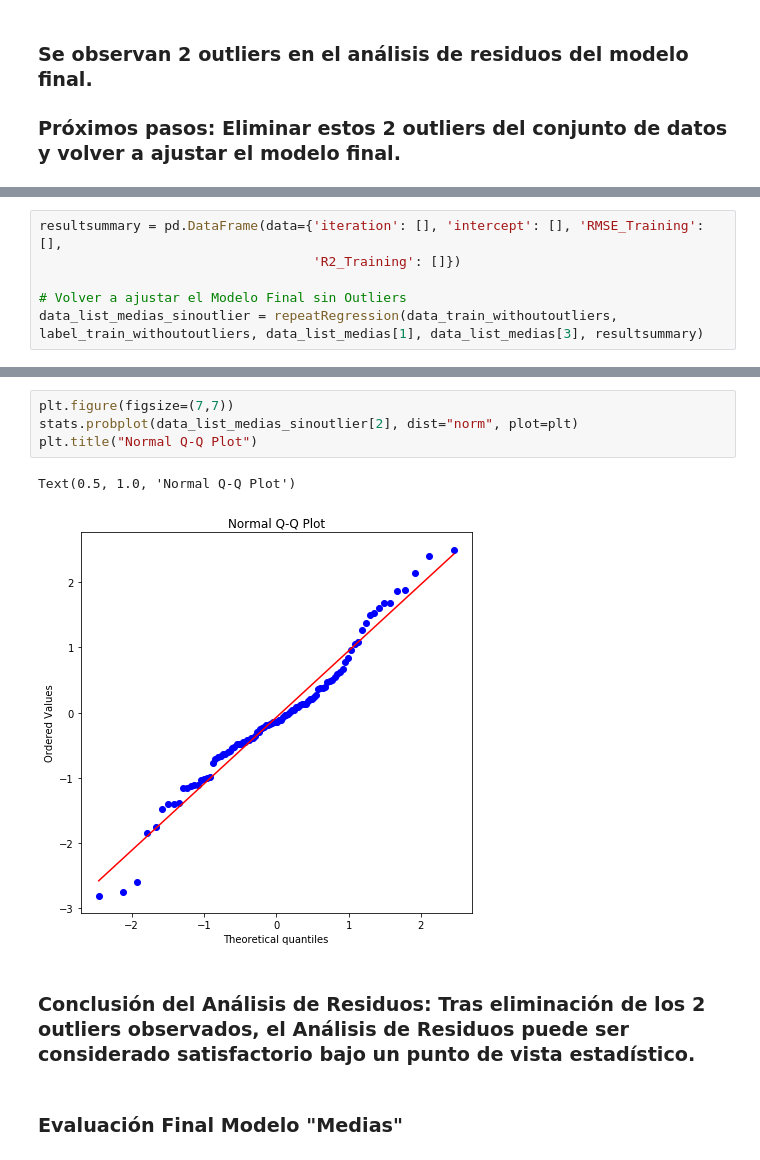
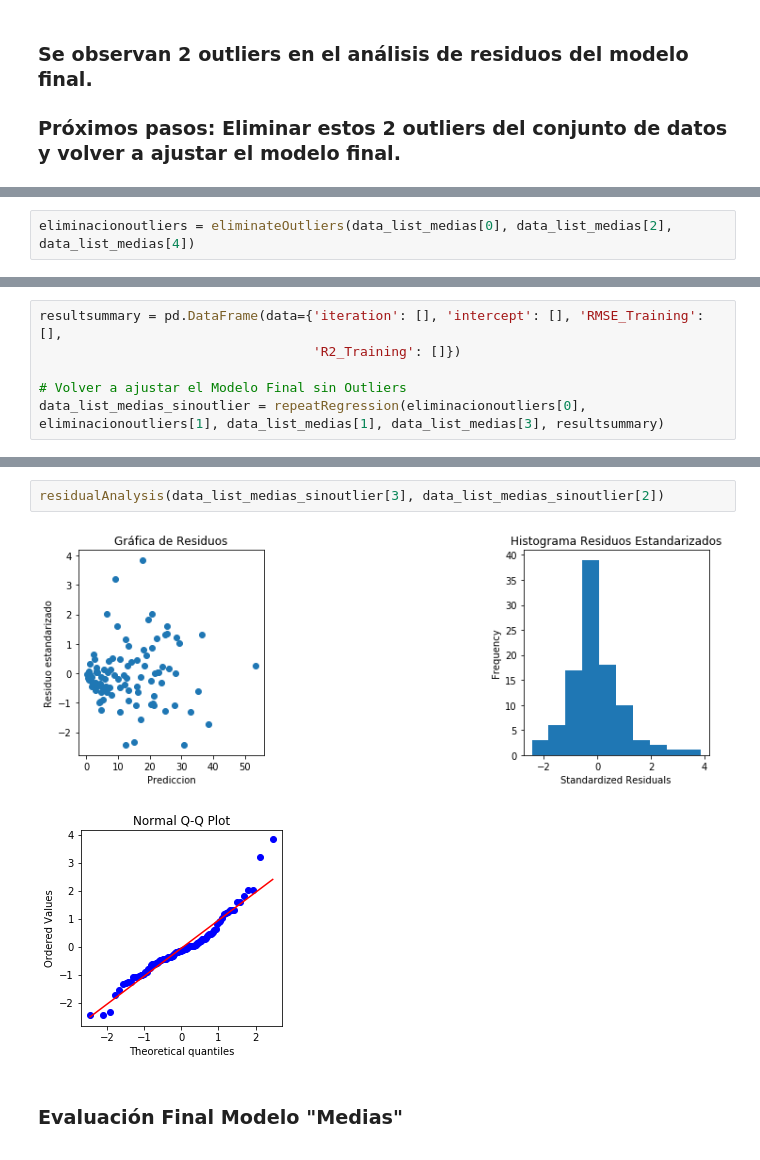
Before and after one commit to serNAVARRO7/AISaturdays-depresion-rrss, a Jupyter notebook: scripts/RegresionWithFunctions.ipynb, the cells around one changed output, grey strips where cells are left out. Cells and saved outputs as stored; diff of their text form.

```diff
--- a/scripts/RegresionWithFunctions.ipynb
+++ b/scripts/RegresionWithFunctions.ipynb
@@ -345,0 +329,2 @@ data_train_withoutoutliers.shape
+# %%
+eliminacionoutliers = eliminateOutliers(data_list_medias[0], data_list_medias[2], data_list_medias[4])
@@ -348,6 +337,6 @@ resultsummary = pd.DataFrame(data={'iteration': [], 'intercept': [], 'RMSE_Train
                                    'R2_Training': []})
 
 # Volver a ajustar el Modelo Final sin Outliers
-data_list_medias_sinoutlier = repeatRegression(data_train_withoutoutliers, label_train_withoutoutliers, data_list_medias[1], data_list_medias[3], resultsummary)
+data_list_medias_sinoutlier = repeatRegression(eliminacionoutliers[0], eliminacionoutliers[1], data_list_medias[1], data_list_medias[3], resultsummary)
 # %% [output]
    iteration  intercept  RMSE_Training  R2_Training  R2_Testing  RMSE_Testing
@@ -379,12 +352,8 @@ Text(0.5, 1.0, 'Histograma Residuos Estandarizados')
-# %%
-plt.figure(figsize=(7,7))
-stats.probplot(data_list_medias_sinoutlier[2], dist="norm", plot=plt)
-plt.title("Normal Q-Q Plot")
-# %% [output]
-Text(0.5, 1.0, 'Normal Q-Q Plot')
-[figure, removed]
-# %% [markdown]
-### Conclusión del Análisis de Residuos: Tras eliminación de los 2 outliers observados, el Análisis de Residuos puede ser considerado satisfactorio bajo un punto de vista estadístico.
+# %%
+residualAnalysis(data_list_medias_sinoutlier[3], data_list_medias_sinoutlier[2])
+# %% [output]
+[figure, added]
+[figure, added]
 # %% [markdown]
 ### Evaluación Final Modelo "Medias"
 # %%
```
Also changed, not shown: parts of 10 cells of this notebook.
